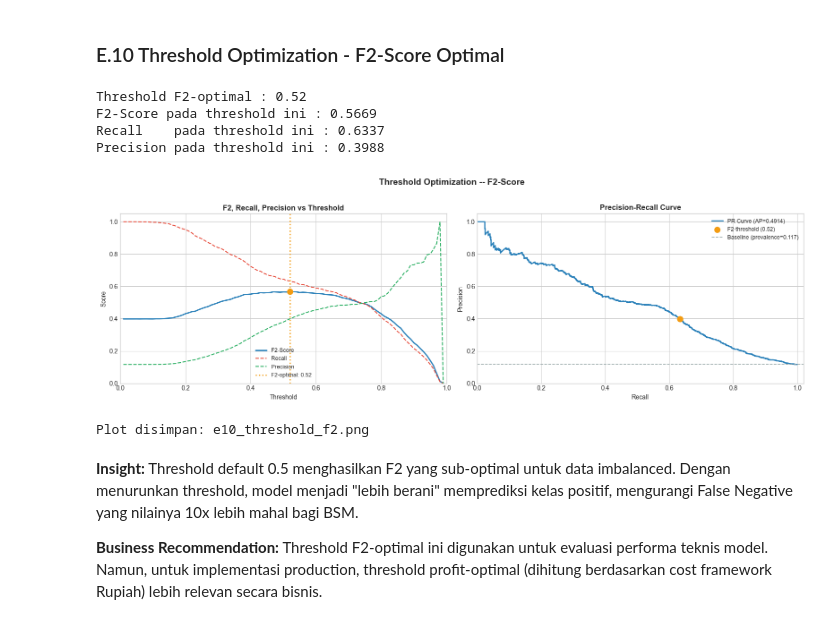
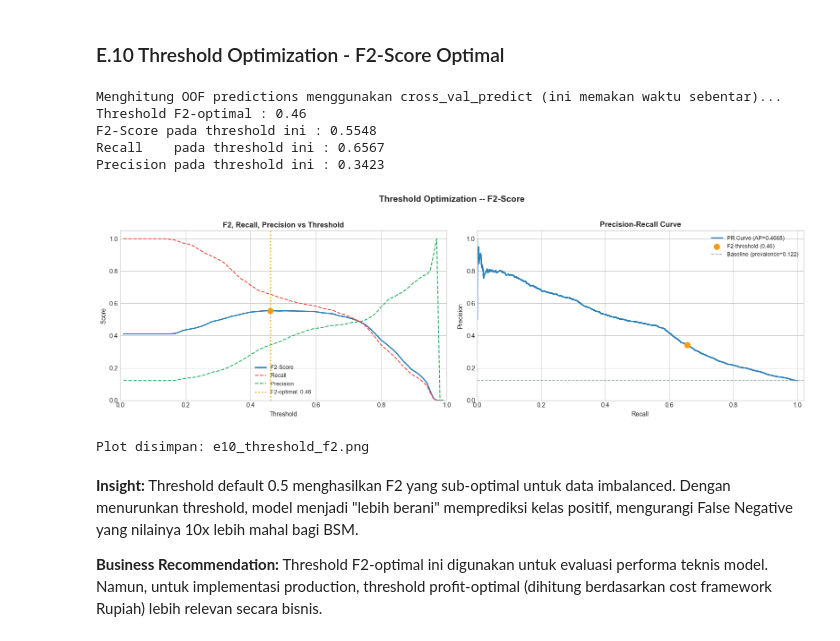
Before and after one commit to ravasrgh/bank-marketing-campaign-predictive-analytics, a Jupyter notebook: BSM_Bank_Marketing_FinalProject.ipynb, the cells around one changed output. Cells and saved outputs as stored; diff of their text form; code cells hidden in the pictures.

```diff
--- a/BSM_Bank_Marketing_FinalProject.ipynb
+++ b/BSM_Bank_Marketing_FinalProject.ipynb
@@ -1328,8 +1312,6 @@ for col in macro_cols:
 
 # Replicate tahap sebelumnya cleaning
 df = df.drop_duplicates(keep='first').reset_index(drop=True)
-q95_campaign = df['campaign'].quantile(0.95)
-df['campaign'] = df['campaign'].clip(upper=q95_campaign)
 
 print(f"Dataset di-reload + cleaned: {df.shape[0]:,} baris x {df.shape[1]} kolom")
 # %% [output]
@@ -2089,6 +2071,15 @@ df_model = df.copy()
 # Drop leakage feature
 if 'duration' in df_model.columns:
     df_model = df_model.drop(columns=['duration'])
+
+# Task 3: Drop 'campaign' dan 'contact_intensity' karena hindsight bias (data leakage)
+for c in ['campaign', 'contact_intensity']:
+    if c in df_model.columns:
+        df_model = df_model.drop(columns=[c])
+
+# Task 4: Resolve Perfect Multicollinearity dengan drop 'pdays'
+if 'pdays' in df_model.columns:
+    df_model = df_model.drop(columns=['pdays'])
 
 # Drop fitur EDA-only yang redundan untuk modeling
 eda_only_cols = ['age_group', 'education_level', 'high_campaign_pressure']
@@ -2634,11 +2618,12 @@ models = {
         random_state=RANDOM_STATE
     ),
     'XGBoost': XGBClassifier(
+        tree_method='hist',   # TOGGLE GPU: hapus atau ubah ke 'auto' jika tidak ada GPU
+        device='cuda',        # TOGGLE GPU: hapus atau ubah ke 'cpu' jika tidak ada GPU
         random_state=RANDOM_STATE,
         n_jobs=-1,
         eval_metric='logloss',
-        verbosity=0,
-        use_label_encoder=False
+        verbosity=0
     ),
     'LightGBM': lgb.LGBMClassifier(
         random_state=RANDOM_STATE,
@@ -3245,7 +3235,16 @@ Best Hyperparameters:
 # %%
 # Threshold Optimization - F2-Score Optimal:
 
-y_prob = final_model.predict_proba(X_test)[:, 1]
+# Task 1: Fix Data Leakage in Threshold Optimization by using OOF predictions on X_train
+from sklearn.model_selection import cross_val_predict
+
+print("Menghitung OOF predictions menggunakan cross_val_predict (ini memakan waktu sebentar)...")
+y_prob_oof = cross_val_predict(
+    final_model, X_train, y_train, cv=cv_strat, method='predict_proba', n_jobs=-1
+)[:, 1]
+
+# Simpan y_prob test untuk keperluan evaluasi final nanti
+y_prob_test = final_model.predict_proba(X_test)[:, 1]
 
 thresholds = np.arange(0.01, 1.00, 0.01)
 f2_scores  = []
@@ -3253,10 +3252,10 @@ rec_scores = []
 pre_scores = []
 
 for t in thresholds:
-    y_pred_t = (y_prob >= t).astype(int)
-    f2_scores.append(fbeta_score(y_test, y_pred_t, beta=2, zero_division=0))
-    rec_scores.append(recall_score(y_test, y_pred_t, zero_division=0))
-    pre_scores.append(precision_score(y_test, y_pred_t, zero_division=0))
+    y_pred_t = (y_prob_oof >= t).astype(int)
+    f2_scores.append(fbeta_score(y_train, y_pred_t, beta=2, zero_division=0))
+    rec_scores.append(recall_score(y_train, y_pred_t, zero_division=0))
+    pre_scores.append(precision_score(y_train, y_pred_t, zero_division=0))
 
 f2_scores  = np.array(f2_scores)
 rec_scores = np.array(rec_scores)
@@ -3278,42 +3277,43 @@ fig, axes = plt.subplots(1, 2, figsize=(16, 5))
 axes[0].plot(thresholds, f2_scores,  label='F2-Score', color='#2980b9', linewidth=2)
 axes[0].plot(thresholds, rec_scores, label='Recall',    color='#e74c3c', linewidth=1.5, linestyle='--')
 axes[0].plot(thresholds, pre_scores, label='Precision', color='#27ae60', linewidth=1.5, linestyle='--')
 axes[0].axvline(THRESHOLD_F2, color='#f39c12', linestyle=':', linewidth=2,
                 label=f'F2-optimal: {THRESHOLD_F2:.2f}')
 axes[0].scatter([THRESHOLD_F2], [best_f2_val], color='#f39c12', s=80, zorder=5)
 axes[0].set_xlabel('Threshold')
 axes[0].set_ylabel('Score')
 axes[0].set_title('F2, Recall, Precision vs Threshold', fontsize=12, fontweight='bold')
 axes[0].legend(fontsize=9)
 axes[0].set_xlim(0, 1)
 axes[0].set_ylim(0, 1.05)
 
-precision_curve, recall_curve, _ = precision_recall_curve(y_test, y_prob)
-ap_score = average_precision_score(y_test, y_prob)
+precision_curve, recall_curve, _ = precision_recall_curve(y_train, y_prob_oof)
+ap_score = average_precision_score(y_train, y_prob_oof)
 axes[1].plot(recall_curve, precision_curve, color='#2980b9', linewidth=2,
              label=f'PR Curve (AP={ap_score:.4f})')
 axes[1].scatter([best_rec_val], [best_pre_val], color='#f39c12', s=80, zorder=5,
                 label=f'F2-threshold ({THRESHOLD_F2:.2f})')
-axes[1].axhline(y_test.mean(), color='#95a5a6', linestyle='--', linewidth=1.2,
-                label=f'Baseline (prevalence={y_test.mean():.3f})')
+axes[1].axhline(y_train.mean(), color='#95a5a6', linestyle='--', linewidth=1.2,
+                label=f'Baseline (prevalence={y_train.mean():.3f})')
 axes[1].set_xlabel('Recall')
 axes[1].set_ylabel('Precision')
 axes[1].set_title('Precision-Recall Curve', fontsize=12, fontweight='bold')
 axes[1].legend(fontsize=9)
 axes[1].set_xlim(0, 1.02)
 axes[1].set_ylim(0, 1.05)
 
 plt.suptitle('Threshold Optimization -- F2-Score', fontsize=14, fontweight='bold', y=1.02)
 plt.tight_layout()
 plt.savefig('e10_threshold_f2.png', dpi=150, bbox_inches='tight')
 plt.show()
 print("Plot disimpan: e10_threshold_f2.png")
 # %% [output]
-Threshold F2-optimal : 0.52
-F2-Score pada threshold ini : 0.5669
-Recall    pada threshold ini : 0.6337
-Precision pada threshold ini : 0.3988
+Menghitung OOF predictions menggunakan cross_val_predict (ini memakan waktu sebentar)...
+Threshold F2-optimal : 0.46
+F2-Score pada threshold ini : 0.5548
+Recall    pada threshold ini : 0.6567
+Precision pada threshold ini : 0.3423
-[figure, old version]
+[figure, new version]
 Plot disimpan: e10_threshold_f2.png
 # %% [markdown]
 **Insight:** Threshold default 0.5 menghasilkan F2 yang sub-optimal untuk data imbalanced. Dengan menurunkan threshold, model menjadi "lebih berani" memprediksi kelas positif, mengurangi False Negative yang nilainya 10x lebih mahal bagi BSM.
```
Also changed, not shown: parts of 26 cells of this notebook, 3 other files.
